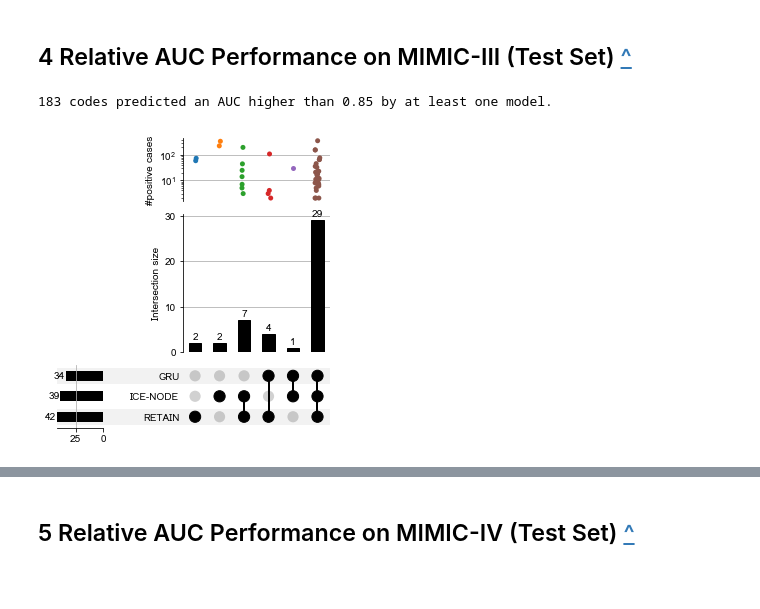
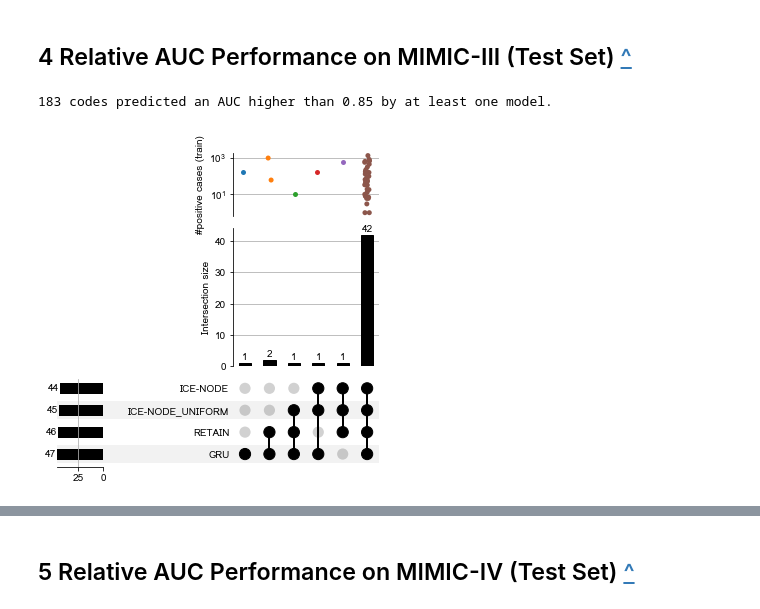
Before and after one commit to barahona-research-group/ICE-NODE, a Jupyter notebook: analysis/per_code_analysis.ipynb, the cells around one changed output, grey strips where cells are left out. Drawn from its saved outputs; the diff is of its cells as text; code cells hidden in the pictures; blank space fills up the shorter version.

```diff
--- a/analysis/per_code_analysis.ipynb
+++ b/analysis/per_code_analysis.ipynb
@@ -106,7 +106,7 @@ model_cls = {
 clfs = list(model_dir.keys())
 
 relative_auc_config = {
-    'pvalue': 0.05,
+    'pvalue': 0.01,
     'min_auc': 0.85
 }
 
@@ -377,16 +384,15 @@ clfsG = (
 )
 
 print('> Models trained on MIMIC-IV')
-m4_config_minloss, m4_params_minloss, m4_df_minloss = get_trained_models('M4', clfs, 'loss', comp=min)
-m4_config_maxauc, m4_params_maxauc, m4_df_maxauc = get_trained_models('M4', clfs, 'MICRO-AUC', comp=max)
+
+m4_config_uAUC, m4_params_uAUC, m4_df_uAUC = get_trained_models('M4', clfs, 'MICRO-AUC', comp=max)
 
 print('> Models trained on MIMIC-III')
-m3_config_minloss, m3_params_minloss, m3_df_minloss = get_trained_models('M3', clfs, 'loss', comp=min)
-m3_config_maxauc, m3_params_maxauc, m3_df_maxauc = get_trained_models('M3', clfs, 'MICRO-AUC', comp=max)
 
+m3_config_uAUC, m3_params_uAUC, m3_df_uAUC = get_trained_models('M3', clfs, 'MICRO-AUC', comp=max)
 
 print('> Models (GRAM) trained on MIMIC-III')
-m3_config_minlossG, m3_params_minlossG, m3_df_minlossG = get_trained_models('GM3', clfsG, 'loss', comp=min)
-m3_config_maxaucG, m3_params_maxaucG, m3_df_maxaucG = get_trained_models('GM3', clfsG, 'MICRO-AUC', comp=max)
+
+m3_config_uAUCG, m3_params_uAUCG, m3_df_uAUCG = get_trained_models('GM3', clfsG, 'MICRO-AUC', comp=max)
 # %% [output]
 > Models trained on MIMIC-IV
@@ -512,22 +532,18 @@ selection_dicts = (m4_config, m4_params, m4_eval,
                    m3_config, m3_params, m3_eval,
                    gm3_config, gm3_params, gm3_eval)
 
-maxauc_dicts = (m4_config_maxauc, m4_params_maxauc, m4_df_maxauc,
-                m3_config_maxauc, m3_params_maxauc, m3_df_maxauc,
-                m3_config_maxaucG, m3_params_maxaucG, m3_df_maxaucG)
-
-minloss_dicts = (m4_config_minloss, m4_params_minloss, m4_df_minloss,
-                 m3_config_minloss, m3_params_minloss, m3_df_minloss,
-                 m3_config_minlossG, m3_params_minlossG, m3_df_minlossG)
+uAUC_dicts = (m4_config_uAUC, m4_params_uAUC, m4_df_uAUC,
+              m3_config_uAUC, m3_params_uAUC, m3_df_uAUC,
+              m3_config_uAUCG, m3_params_uAUCG, m3_df_uAUCG)
 
 for clf in ('GRU', 'RETAIN', 'ICE-NODE', 'ICE-NODE_UNIFORM'):
+#     best_dicts = maxauc_dicts
+#     if clf == 'ICE-NODE':
 
-    if clf == 'ICE-NODE':
-        best_dicts = maxauc_dicts
-    else:
-        best_dicts = minloss_dicts
+#     else:
+#     best_dicts = minloss_dicts
 
-    for dict_a, dict_b in zip(selection_dicts, best_dicts):
+    for dict_a, dict_b in zip(selection_dicts, uAUC_dicts):
         if clf in dict_b:
             dict_a[clf] = dict_b[clf]
 # %% [markdown]
@@ -631,18 +647,22 @@ test_res_m3 = {clf: eval2_(model, m3_test_ids) for clf, model in m3_predictors.i
 # %%
 auctests_m3 = codes_auc_pairwise_tests({k: v['diag_detectability'] for k, v in test_res_m3.items()}, fast=True)
 # %%
-upset_clfs = ('ICE-NODE',  'GRU', 'RETAIN')
+upset_clfs = ('ICE-NODE', 'ICE-NODE_UNIFORM', 'GRU', 'RETAIN')
 
-upsetcontents_m3, upsetindicator_m3, data_m3,  _, compete_codesm3 = relative_performance_upset(auctests_m3, upset_clfs, m3_interface[clfs[0]], **relative_auc_config)
+upsetcontents_m3, upsetindicator_m3, data_m3,  _, compete_codesm3 = relative_performance_upset(auctests_m3,
+                                                                                               upset_clfs,
+                                                                                               m3_interface[clfs[0]],
+                                                                                               m3_train_ids,
+                                                                                               **relative_auc_config)
 upset_format = from_indicators(upsetindicator_m3, data=data_m3)
 upset_object = UpSet(upset_format, subset_size='count', show_counts=True)
 # upset_object.add_catplot(value='Avg. AUC', kind="strip")
-upset_object.add_catplot(value='#positive cases', kind="strip")
+upset_object.add_catplot(value='#positive cases (train)', kind="strip")
 g = upset_object.plot()
 g['extra1'].set_yscale('log')
 
 current_figure = plt.gcf()
 current_figure.savefig(f"upset_M3.pdf")
 # %% [output]
 183 codes predicted an AUC higher than 0.85 by at least one model.
-[figure, old version]
+[figure, new version]
```
Also changed, not shown: parts of 45 cells of this notebook, 17 other files.
